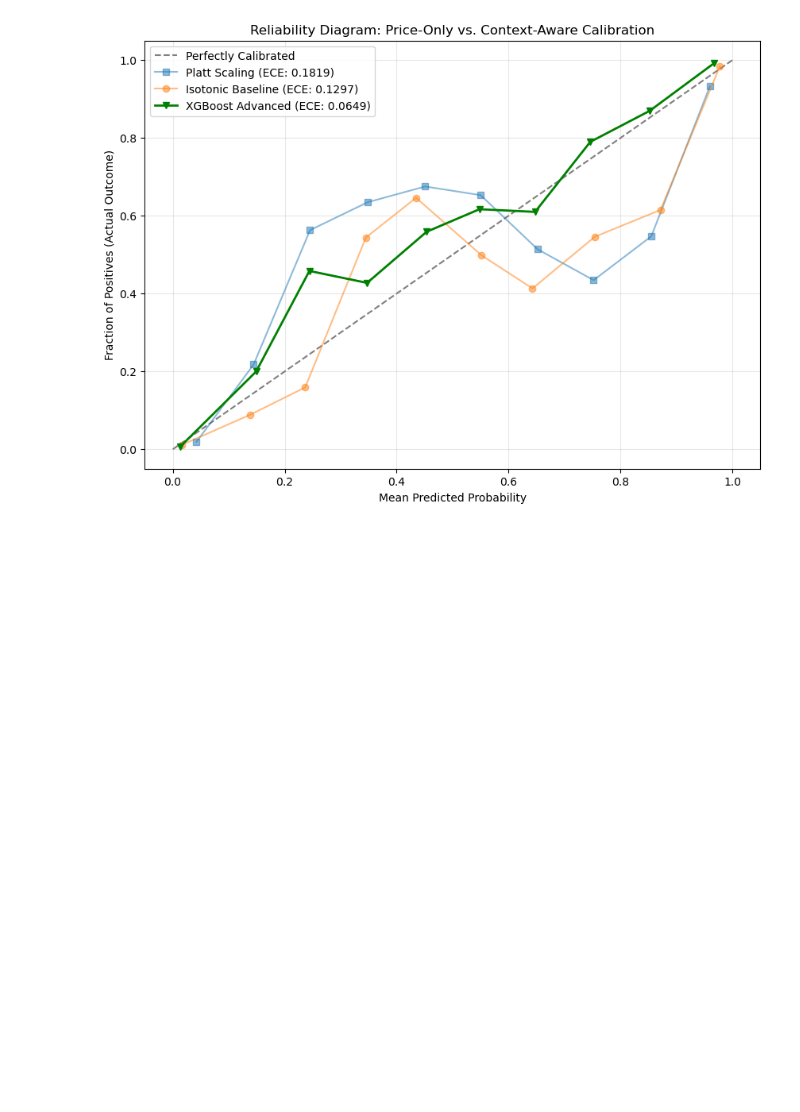
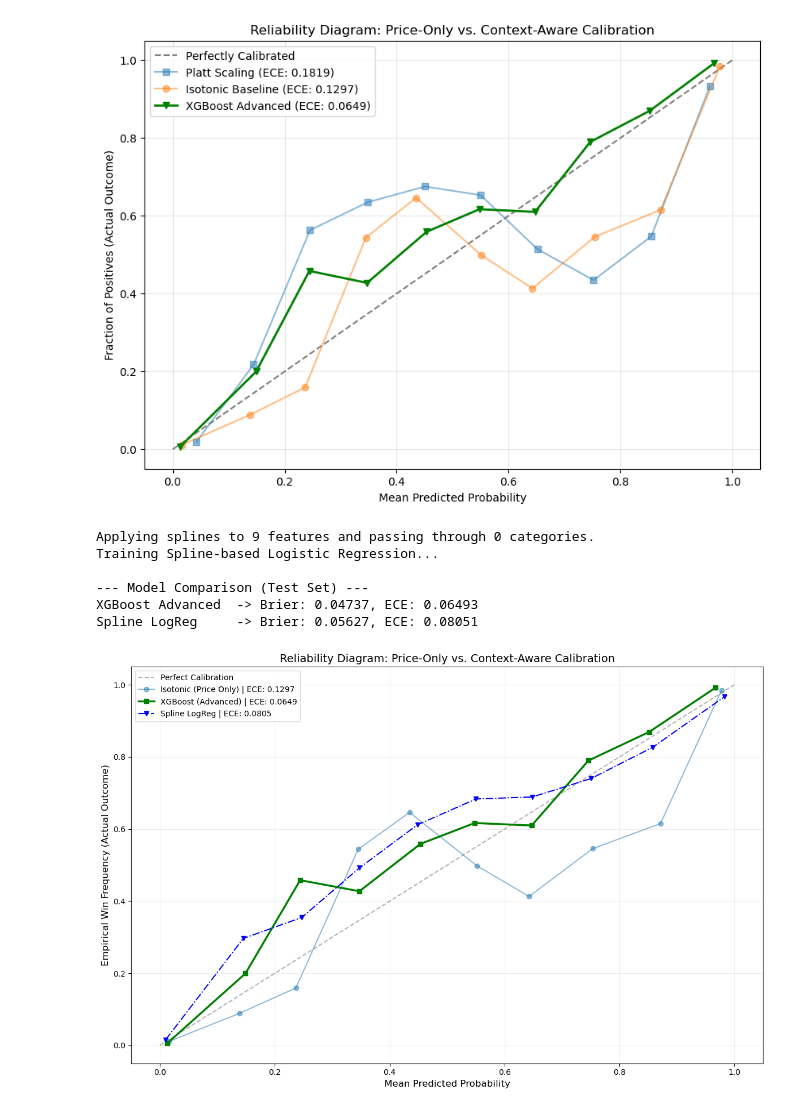
Before and after one commit to quantitativechannel/polymarket-analysis-team66-omsa, a Jupyter notebook: eda/EDA_poly.ipynb, the cells around one changed output. Cells and saved outputs as stored; diff of their text form; code cells hidden in the pictures; blank space fills up the shorter version.

Commit message:
add spline result

```diff
--- a/eda/EDA_poly.ipynb
+++ b/eda/EDA_poly.ipynb
@@ -489,3 +499,77 @@ plt.grid(True, alpha=0.3)
 plt.savefig('../output/calibration_comparison_final_xgboost.png')
 # %% [output]
 [figure]
+# %%
+from sklearn.compose import ColumnTransformer
+from sklearn.pipeline import Pipeline
+from sklearn.preprocessing import SplineTransformer, StandardScaler
+
+cont_features = ["price", "ttr_hours", "rel_size", "log_volume", "market_volatility","mom_5", "mom_20", "hist_vol_10", "dist_from_ma"]
+# Map feature names to int in the numpy array
+cont_indices = [i for i, col in enumerate(feature_cols) if col in cont_features]
+cat_indices = [i for i, col in enumerate(feature_cols) if col.startswith("category_")]
+
+print(f"Applying splines to {len(cont_indices)} features and passing through {len(cat_indices)} categories.")
+
+# Build the Transformer with index
+preprocessor = ColumnTransformer(
+    transformers=[
+        ('spline', SplineTransformer(n_knots=4, degree=3, knots='quantile'), cont_indices),
+        ('pass', 'passthrough', cat_indices)
+    ]
+)
+
+#logt regression pipeline
+spline_pipe = Pipeline([
+    ('scaler', StandardScaler()),
+    ('prep', preprocessor),
+    ('clf', LogisticRegression(max_iter=1000, solver='lbfgs', n_jobs=1))
+])
+
+#fitting
+print("Training Spline-based Logistic Regression...")
+spline_pipe.fit(X_train_val, y_train_val)
+
+p_spline = spline_pipe.predict_proba(X_test)[:, 1]
+
+#metrics
+bs_spline = brier_score_loss(y_test, p_spline)
+ece_spline = calculate_ece(y_test, p_spline)
+
+print("\n--- Model Comparison (Test Set) ---")
+print(f"XGBoost   -> Brier: {best_xgb:.5f}, ECE: {ece_xgb:.5f}")
+print(f"Spline Logistic Regression     -> Brier: {bs_spline:.5f}, ECE: {ece_spline:.5f}")
+# %% [output]
+Applying splines to 9 features and passing through 0 categories.
+Training Spline-based Logistic Regression...
+
+--- Model Comparison (Test Set) ---
+XGBoost Advanced  -> Brier: 0.04737, ECE: 0.06493
+Spline LogReg     -> Brier: 0.05627, ECE: 0.08051
+# %%
+# Calculate calibration curves (10 bins is standard for 1M+ rows)
+iso_y, iso_x = calibration_curve(y_test, iso_model.transform(X_test[:, 0]), n_bins=10)
+xgb_y, xgb_x = calibration_curve(y_test, p_xgb, n_bins=10)
+spline_y, spline_x = calibration_curve(y_test, p_spline, n_bins=10)
+
+plt.figure(figsize=(12, 8))
+
+# Perfectly Calibrated Reference Line
+plt.plot([0, 1], [0, 1], linestyle='--', color='black', label='Perfect Calibration', alpha=0.3)
+
+# Model Lines
+plt.plot(iso_x, iso_y, marker='o', label=f'Isotonic (Price Only) | ECE: {ece_iso:.4f}', alpha=0.5)
+plt.plot(xgb_x, xgb_y, marker='s', color='green', linewidth=2.5, label=f'XGBoost (Advanced) | ECE: {ece_xgb:.4f}')
+plt.plot(spline_x, spline_y, marker='v', color='blue', linestyle='-.', label=f'Spline LogReg | ECE: {ece_spline:.4f}')
+
+# Formatting
+plt.title('Reliability Diagram: Price-Only vs. Context-Aware Calibration', fontsize=14)
+plt.xlabel('Mean Predicted Probability', fontsize=12)
+plt.ylabel('Empirical Win Frequency (Actual Outcome)', fontsize=12)
+plt.legend(loc='upper left', fontsize=10)
+plt.grid(True, alpha=0.2)
+
+plt.tight_layout()
+plt.savefig('../output/calibration_comparison_final_spline.png')
+# %% [output]
+[figure, added]
```
Also changed, not shown: parts of 6 cells of this notebook, 1 other file.
